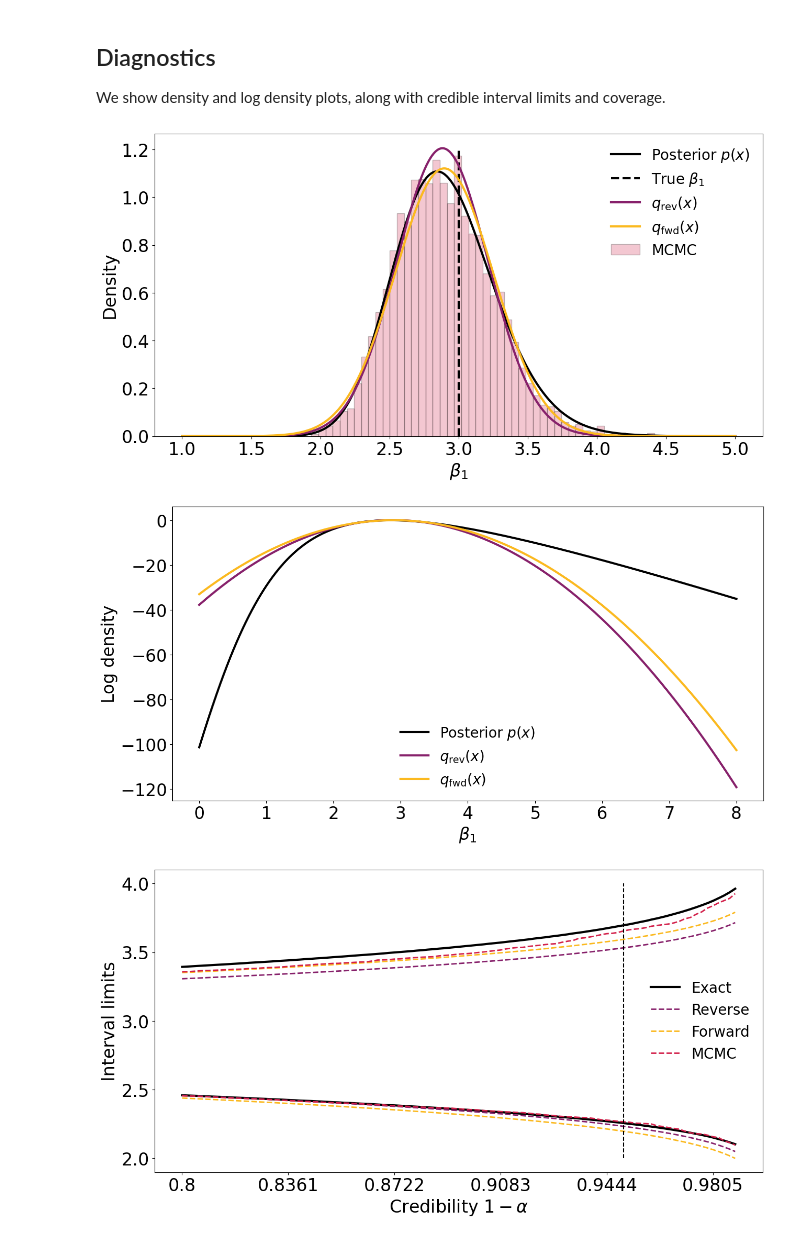
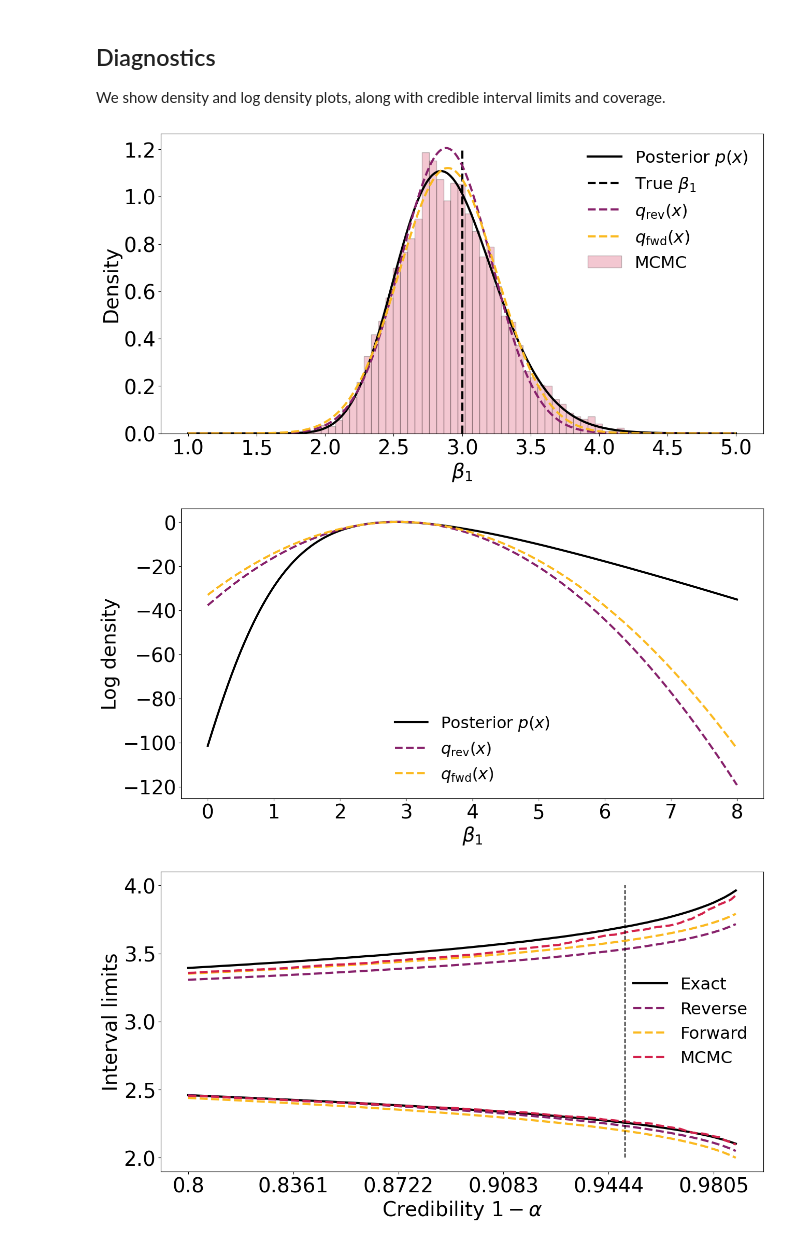
Before and after one commit to giankdiluvi/vi-ci-calibration, a Jupyter notebook: src/logistic_regression.ipynb, the cells around one changed output. Drawn from its saved outputs; the diff is of its cells as text; code cells hidden in the pictures.

```diff
--- a/src/logistic_regression.ipynb
+++ b/src/logistic_regression.ipynb
@@ -23,7 +23,7 @@ import pystan
 
 plt.rcParams.update({'figure.max_open_warning': 0})
 plt.rcParams["figure.figsize"]=15,7.5
-plt.rcParams.update({'font.size': 24})
+plt.rcParams.update({'font.size': 28})
 figpath='../doc/fig/'
 # %% [markdown]
 ## Data generation
@@ -312,29 +312,29 @@ along with credible interval limits and coverage.
 # %%
 lsx=np.linspace(1,5,10000)
 target=np.exp(lp(lsx))/Z
 plt.plot(lsx,target,c="black", label=r'Posterior $p(x)$',lw=3)
 plt.vlines(true_beta[1],0,1.2,color='black',ls='dashed',label=r'True $\beta_1$',lw=3)
-plt.plot(lsx,np.exp(rev_lq(lsx)),c='#87216BFF', label=r'$q_{\mathrm{rev}}(x)$',lw=3)
-plt.plot(lsx,np.exp(fwd_lq(lsx)),c='#FBB91FFF', label=r'$q_{\mathrm{fwd}}(x)$',lw=3)
+plt.plot(lsx,np.exp(rev_lq(lsx)),c='#87216BFF', label=r'$q_{\mathrm{rev}}(x)$',lw=3,ls='dashed')
+plt.plot(lsx,np.exp(fwd_lq(lsx)),c='#FBB91FFF', label=r'$q_{\mathrm{fwd}}(x)$',lw=3,ls='dashed')
 plt.hist(samples['beta1'], color='#D3214BFF',ec='black',alpha=0.25,label='MCMC',density=True,bins=50)
 plt.xlabel(r'$\beta_1$')
 plt.ylabel('Density')
 leg = plt.legend(fontsize='small',frameon=False)
 plt.savefig(figpath + 'logreg_q.pdf', dpi=300, bbox_inches='tight')
 # %% [output]
-[figure, old version]
+[figure, new version]
 # %%
 lsx=np.linspace(0,8,10000)
 ltarget=lp(lsx)-np.log(Z)
 plt.plot(lsx,ltarget,c="black", label=r'Posterior $p(x)$',lw=3)
-plt.plot(lsx,rev_lq(lsx),c='#87216BFF', label=r'$q_{\mathrm{rev}}(x)$',lw=3)
-plt.plot(lsx,fwd_lq(lsx),c='#FBB91FFF', label=r'$q_{\mathrm{fwd}}(x)$',lw=3)
+plt.plot(lsx,rev_lq(lsx),c='#87216BFF', label=r'$q_{\mathrm{rev}}(x)$',lw=3,ls='dashed')
+plt.plot(lsx,fwd_lq(lsx),c='#FBB91FFF', label=r'$q_{\mathrm{fwd}}(x)$',lw=3,ls='dashed')
 plt.xlabel(r'$\beta_1$')
 plt.ylabel('Log density')
 leg = plt.legend(fontsize='small',frameon=False)
 plt.savefig(figpath + 'logreg_logq.pdf', dpi=300, bbox_inches='tight')
 # %% [output]
-[figure, old version]
+[figure, new version]
 # %%
 alphas=np.flip(np.linspace(0.01,0.2,101)[1:])
 
@@ -360,12 +360,12 @@ lsa=np.arange(0,alphas.shape[0])
 
 plt.plot(lsa,true_lims_low,label='Exact',c='black',lw=3)
 plt.plot(lsa,true_lims_high,label='',c='black',lw=3)
-plt.plot(lsa,rev_lims_low,label='Reverse',c='#87216BFF',lw=2,ls='dashed')
-plt.plot(lsa,rev_lims_high,label='',c='#87216BFF',lw=2,ls='dashed')
-plt.plot(lsa,fwd_lims_low,label='Forward',c='#FBB91FFF',lw=2,ls='dashed')
-plt.plot(lsa,fwd_lims_high,label='',c='#FBB91FFF',lw=2,ls='dashed')
-plt.plot(lsa,mcmc_lims_low,label='MCMC',c='#D3214BFF',lw=2,ls='dashed')
-plt.plot(lsa,mcmc_lims_high,label='',c='#D3214BFF',lw=2,ls='dashed')
+plt.plot(lsa,rev_lims_low,label='Reverse',c='#87216BFF',lw=3,ls='dashed')
+plt.plot(lsa,rev_lims_high,label='',c='#87216BFF',lw=3,ls='dashed')
+plt.plot(lsa,fwd_lims_low,label='Forward',c='#FBB91FFF',lw=3,ls='dashed')
+plt.plot(lsa,fwd_lims_high,label='',c='#FBB91FFF',lw=3,ls='dashed')
+plt.plot(lsa,mcmc_lims_low,label='MCMC',c='#D3214BFF',lw=3,ls='dashed')
+plt.plot(lsa,mcmc_lims_high,label='',c='#D3214BFF',lw=3,ls='dashed')
 plt.vlines(np.argmax(alphas==0.0499),2,4,ls='dashed',color='black')
 
 plt.ylabel('Interval limits')
@@ -374,7 +374,7 @@ plt.xticks(ticks=np.arange(0,100,step=19),labels=1-alphas[np.arange(0,100,step=1
 plt.legend(fontsize='small',frameon=False,loc='center right');
 plt.savefig(figpath + 'logreg_cilims.pdf', dpi=300, bbox_inches='tight')
 # %% [output]
-[figure, old version]
+[figure, new version]
 # %%
 plt.plot(lsa,1-alphas[lsa],label='Exact',lw=3,color='black')
 plt.plot(lsa,1-target_empirical.cdf(rev_lims_low)-target_empirical.sf(rev_lims_high),
```
Also changed, not shown: parts of 6 cells of this notebook, 5 other files.
